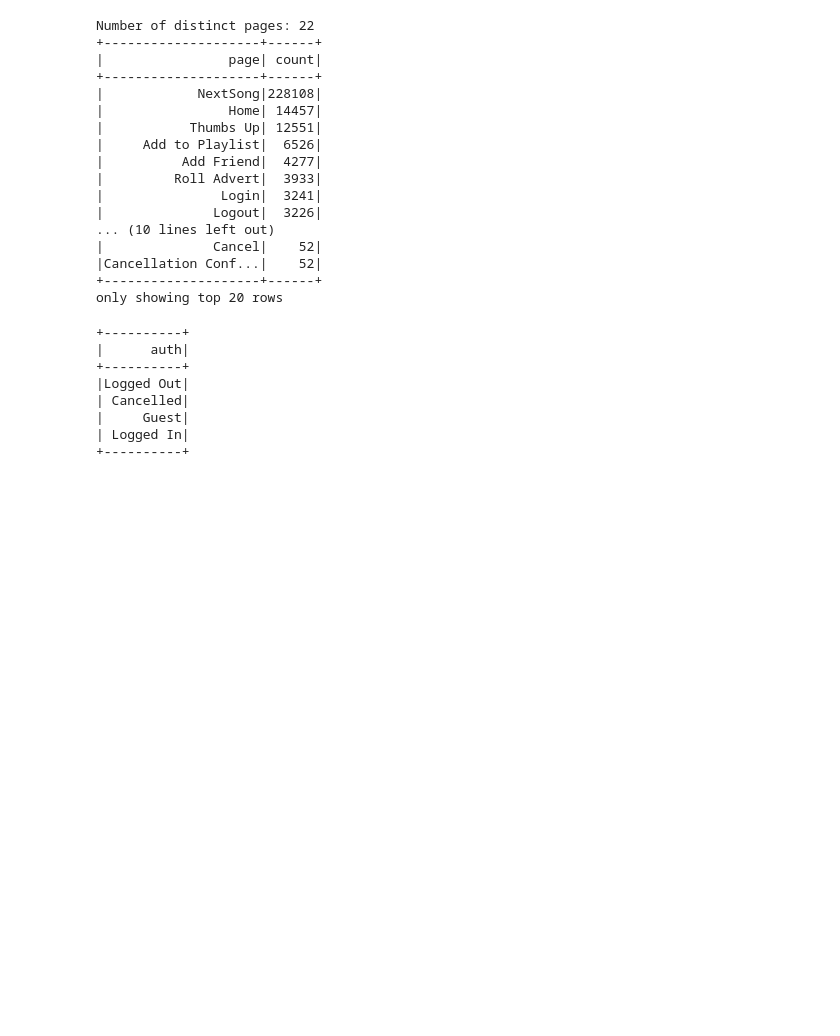
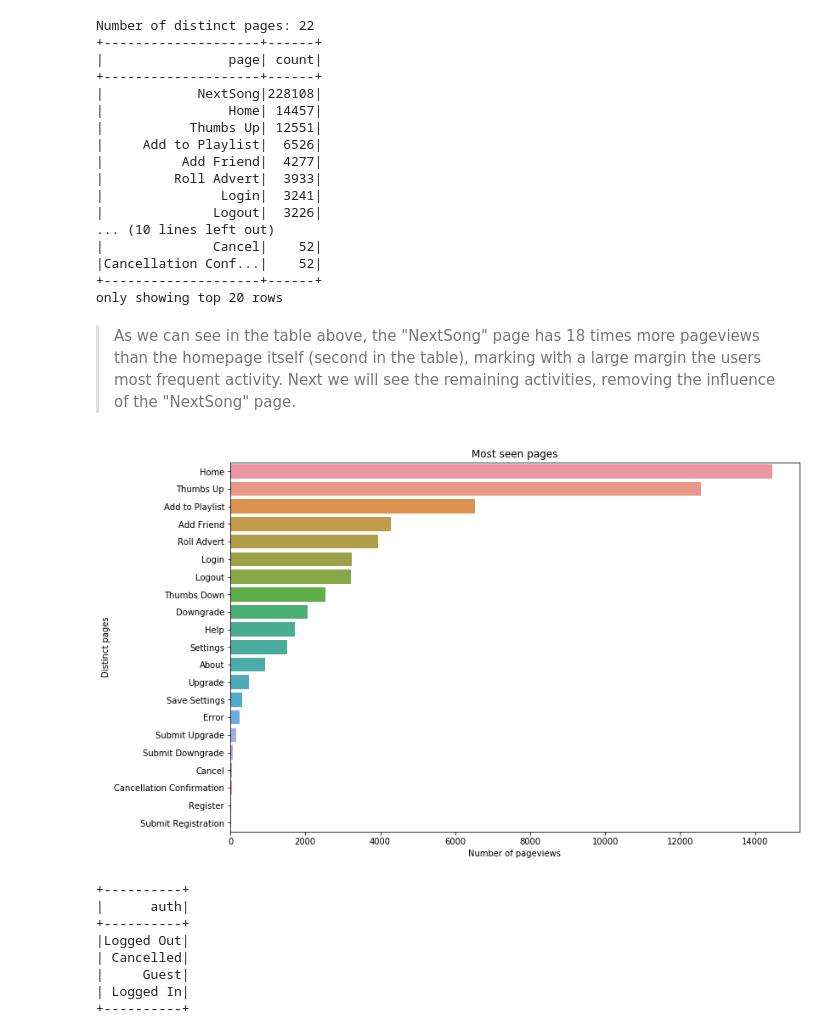
Before and after one commit to MargaridaFernandes1/Udacity-DS-Project3-Sparkify, a Jupyter notebook: Sparkify.ipynb, the cells around one changed output. Cells and saved outputs as stored; diff of their text form; code cells hidden in the pictures; blank space fills up the shorter version.

Commit message:
Sparkify workspace in progress
Data Exploration and Visualization

```diff
--- a/Sparkify.ipynb
+++ b/Sparkify.ipynb
@@ -205,6 +206,19 @@ Number of distinct pages: 22
 |Cancellation Conf...|    52|
 +--------------------+------+
 only showing top 20 rows
+# %% [markdown]
+> As we can see in the table above, the "NextSong" page has 18 times more pageviews than the homepage itself (second in the table), marking with a large margin the users most frequent activity. Next we will see the remaining activities, removing the influence of the "NextSong" page.
+# %%
+# Plot the most seen pages
+most_seen_pages = df.select(["userId","page"]).groupby("page").count().sort("count", ascending = False).toPandas()
+
+plt.figure(figsize=(12, 8))
+ax = sns.barplot(x="count", y="page", data= most_seen_pages[most_seen_pages.page != 'NextSong'])
+ax.set_title("Most seen pages")
+ax.set_xlabel("Number of pageviews")
+ax.set_ylabel("Distinct pages");
+# %% [output]
+[figure, added]
 # %%
 # Show distinct authentication status
 df.select('auth').distinct().show()
```
Also changed, not shown: parts of 45 cells of this notebook.
